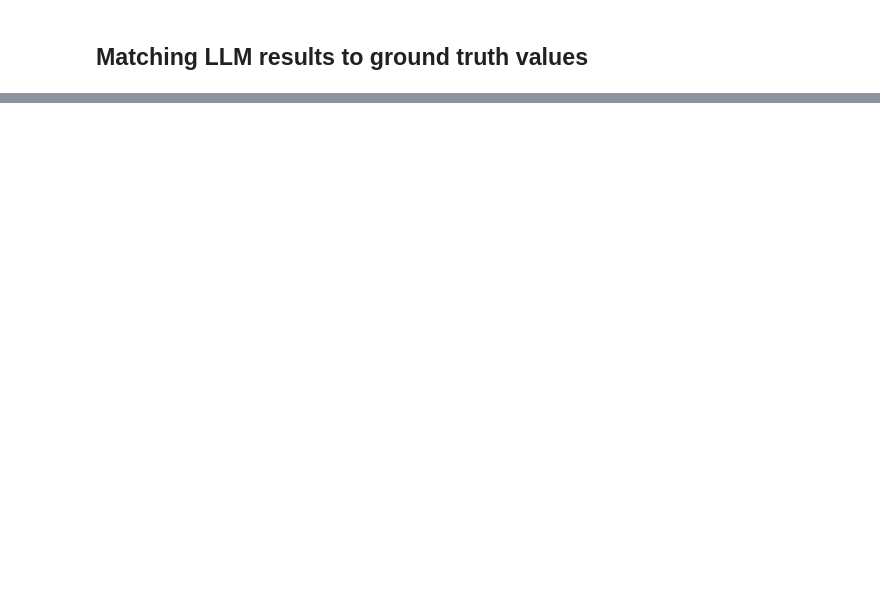
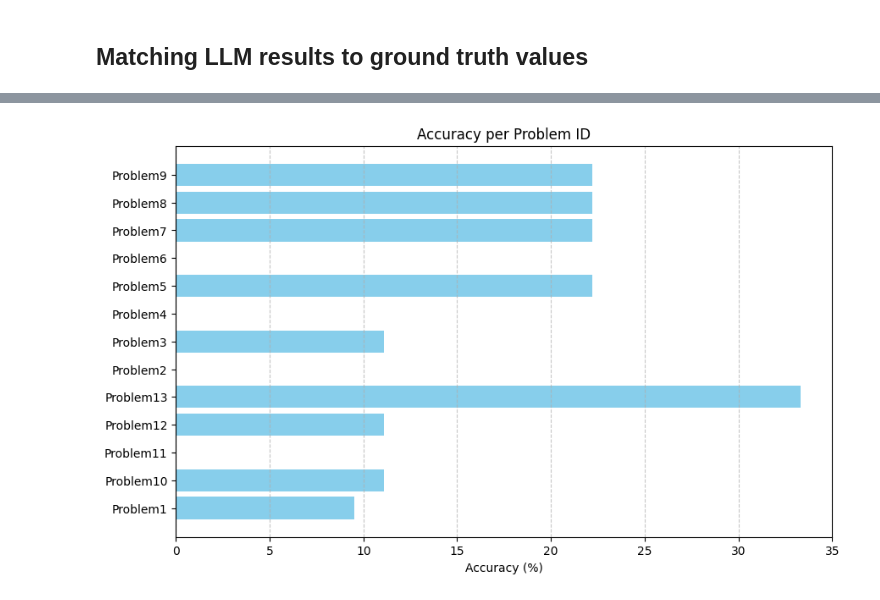
Before and after one commit to mmusawarbaig/llm_test_task, a Jupyter notebook: main.ipynb, the cells around one changed output, grey strips where cells are left out. Cells and saved outputs as stored; diff of their text form; code cells hidden in the pictures; blank space fills up the shorter version.

```diff
--- a/main.ipynb
+++ b/main.ipynb
@@ -314 +407,21 @@ Name: is_correct, dtype: object
 Results saved to 'llm_results.csv'.
+# %%
+# Create a DataFrame for better display
+accuracy_df = problem_accuracy.reset_index()
+accuracy_df['accuracy_percent'] = (accuracy_df['is_correct'] * 100).round(2).astype(str) + '%'
+
+
+# Display nicely
+from IPython.display import display, Markdown
+
+display(Markdown("### 📊 Accuracy per Problem:"))
+display(accuracy_df[['problem_id', 'accuracy_percent']])
+
+# Overall Accuracy
+overall_accuracy = problem_accuracy.mean()
+
+display(Markdown(f"### 🏆 Overall Accuracy (Average across Problems): **{overall_accuracy:.2%}**"))
+
+# Save final DataFrame
+df_llm_predictions.to_csv('llm_results.csv', index=False)
+print("✅ Results saved to 'llm_results.csv'.")
@@ -315,3 +446,14 @@ Results saved to 'llm_results.csv'.
+# %%
+import matplotlib.pyplot as plt
+
+plt.figure(figsize=(10,6))
+plt.barh(accuracy_df['problem_id'], problem_accuracy * 100, color='skyblue')
+plt.xlabel('Accuracy (%)')
+plt.title('Accuracy per Problem ID')
+plt.grid(True, axis='x', linestyle='--', alpha=0.7)
+plt.show()
+# %% [output]
+[figure, added]
 # %%
 df_llm_predictions
 # %% [output]
```
Also changed, not shown: parts of 7 cells of this notebook, 1 other file.
